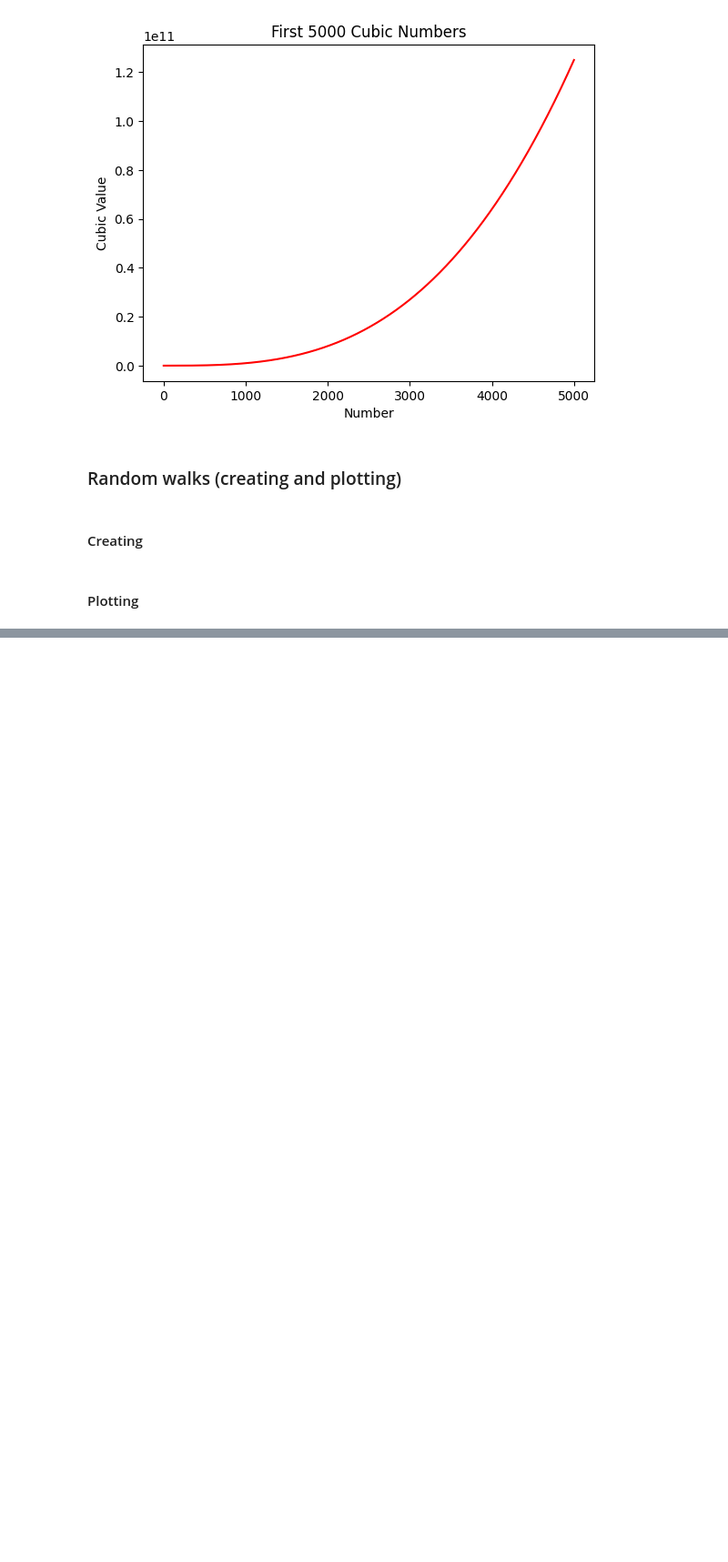
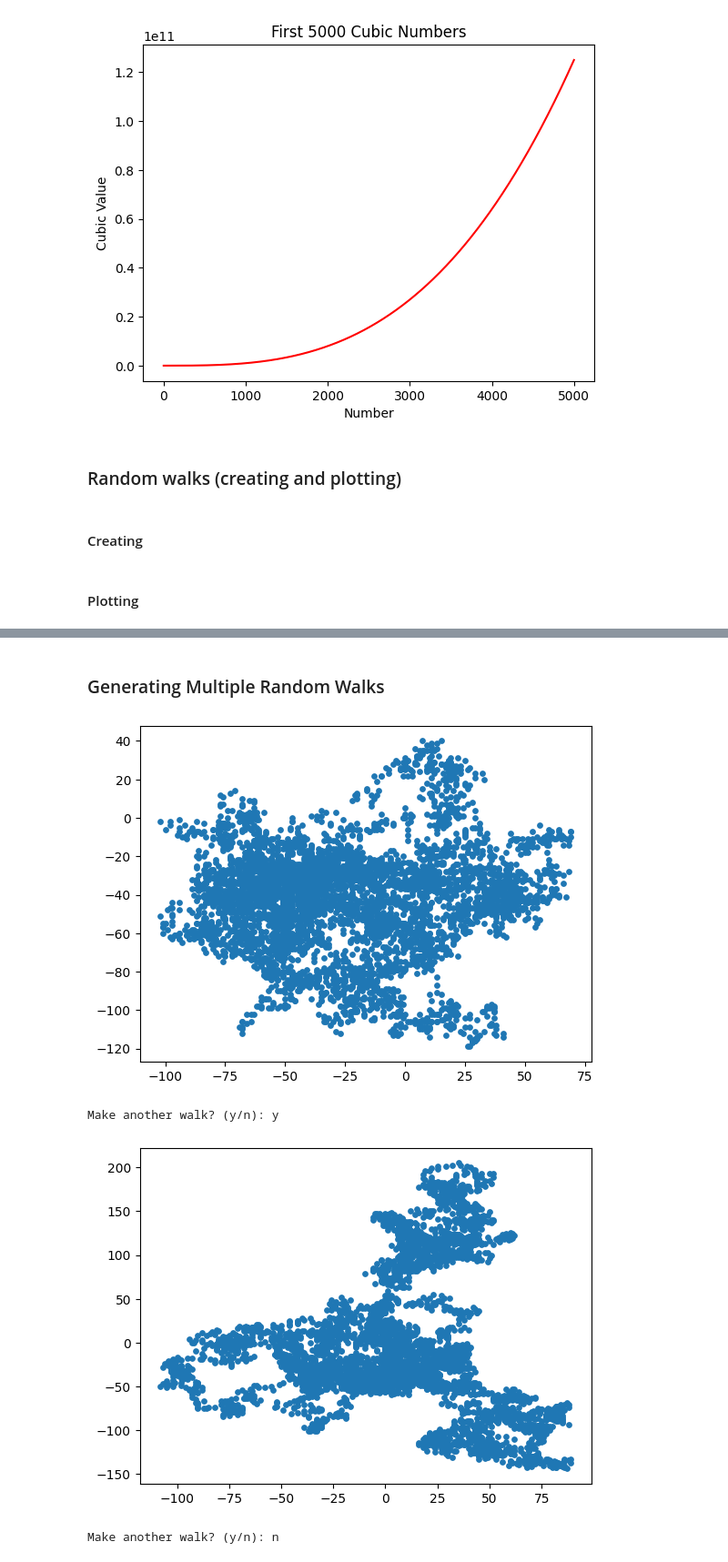
Before and after one commit to Kkhurana007/machine_learning_projects, a Jupyter notebook: Python_crash_course#9.ipynb, the cells around one changed output, grey strips where cells are left out. Shown at 91% size. Saved outputs shown, nothing was run; the diff lists cells and outputs as text; code cells hidden in the pictures; blank space fills up the shorter version.

```diff
--- a/Python_crash_course#9.ipynb
+++ b/Python_crash_course#9.ipynb
@@ -264,2 +223,24 @@ class RandomWalk:
+# %%
+import random
+
+class RandomWalk:
+    def __init__(self, num_points=5000):
+        self.num_points = num_points
+        self.x_values = [0]
+        self.y_values = [0]
+
+    def fill_walk(self):
+        while len(self.x_values) < self.num_points:
+            x_step = random.choice([-1, 1]) * random.choice([0, 1, 2, 3, 4])
+            y_step = random.choice([-1, 1]) * random.choice([0, 1, 2, 3, 4])
+
+            if x_step == 0 and y_step == 0:
+                continue
+
+            x = self.x_values[-1] + x_step
+            y = self.y_values[-1] + y_step
+
+            self.x_values.append(x)
+            self.y_values.append(y)
 # %% [markdown]
 #### Plotting
@@ -281,0 +258,23 @@ NameError: name 'y_direction' is not defined
+# %% [markdown]
+### Generating Multiple Random Walks
+# %%
+# just by wrapping the above code in a while loop
+
+while True:
+    rw = RandomWalk()
+    rw.fill_walk()
+
+    plt.style.use('fast')
+    fig, ax = plt.subplots()
+
+    ax.scatter(rw.x_values, rw.y_values, s=15)
+    plt.show()
+
+    keep_running = input("Make another walk? (y/n): ")
+    if keep_running == 'n':
+        break
+# %% [output]
+[figure, added]
+Make another walk? (y/n): y
+[figure, added]
+Make another walk? (y/n): n
```
Also changed, not shown: parts of 23 cells of this notebook.
